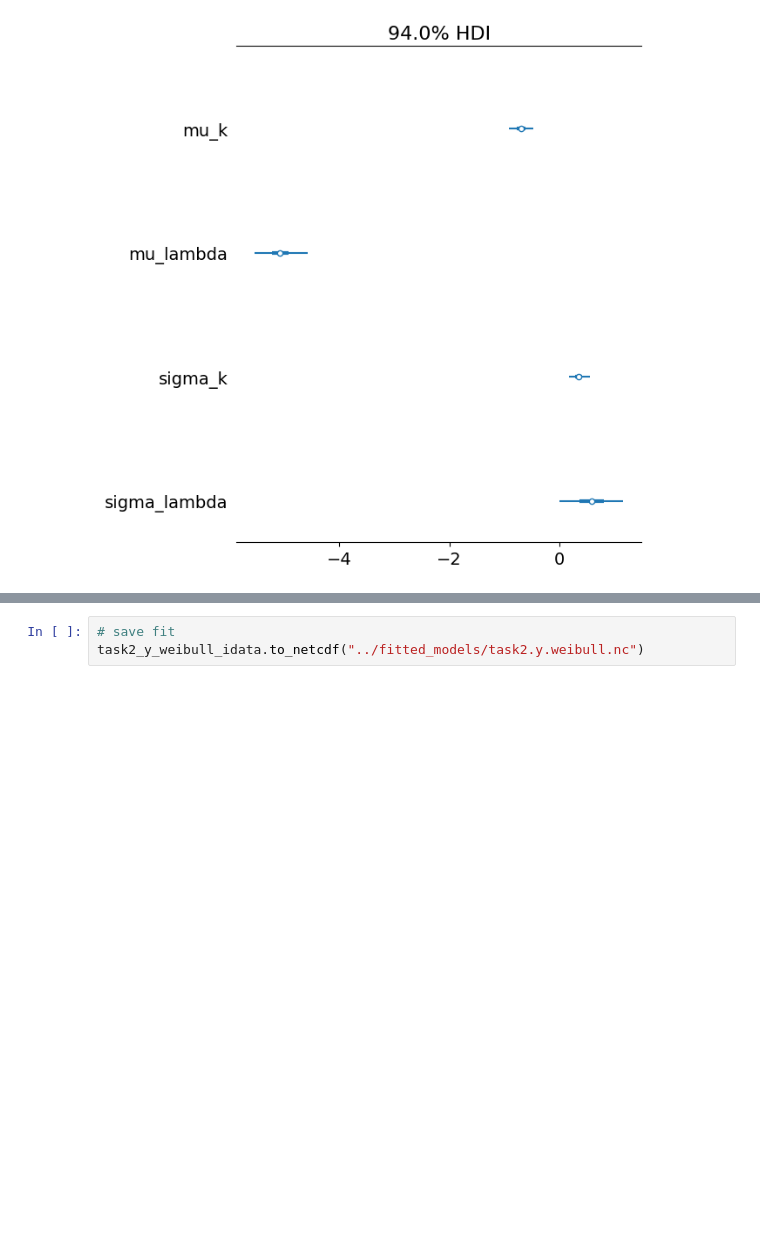
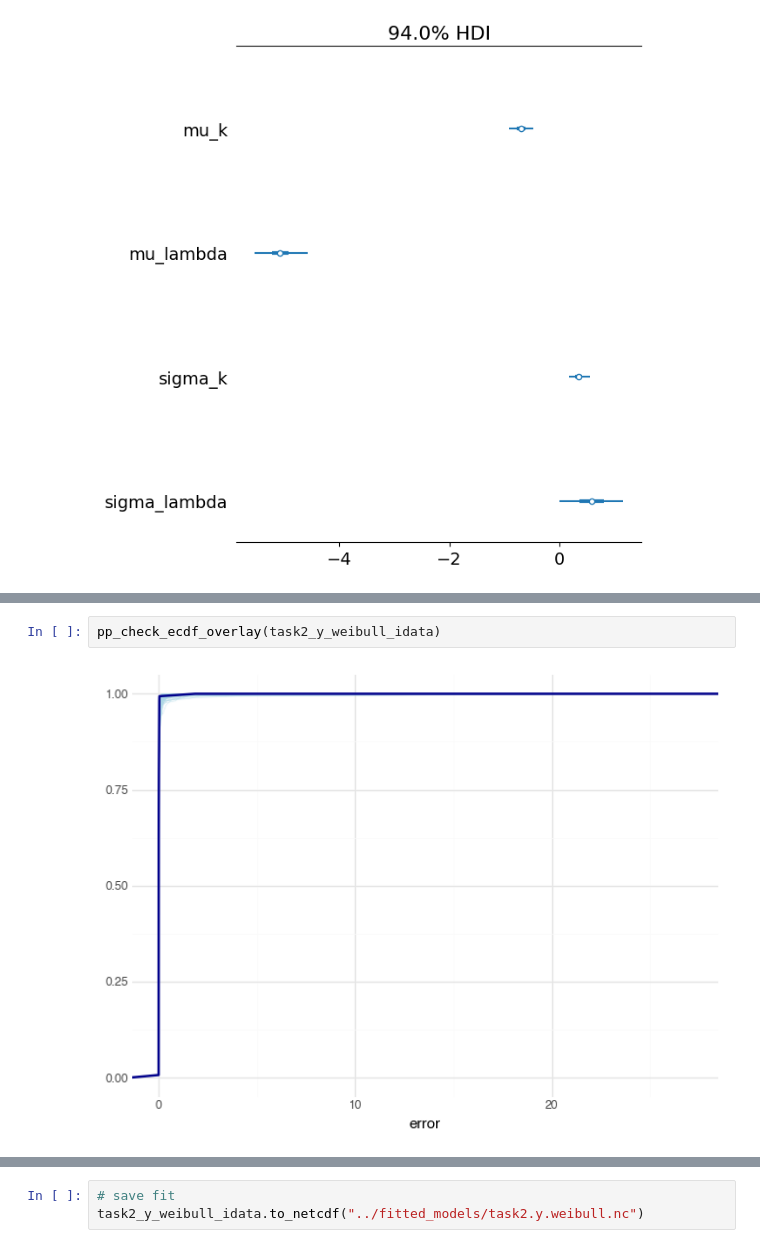
Before and after one commit to mika-long/vis-decode-analysis, a Jupyter notebook: analysis/pymc_files/task2.ipynb, the cells around one changed output, grey strips where cells are left out. Drawn from its saved outputs; the diff is of its cells as text; blank space fills up the shorter version.

```diff
--- a/analysis/pymc_files/task2.ipynb
+++ b/analysis/pymc_files/task2.ipynb
@@ -178,0 +185,4 @@ azp.plot_ppc_pit(task2_y_weibull_idata)
+# %%
+pp_check_ecdf_overlay(task2_y_weibull_idata)
+# %% [output]
+[figure, added]
```
Also changed, not shown: parts of 20 cells of this notebook, 2 other files.
